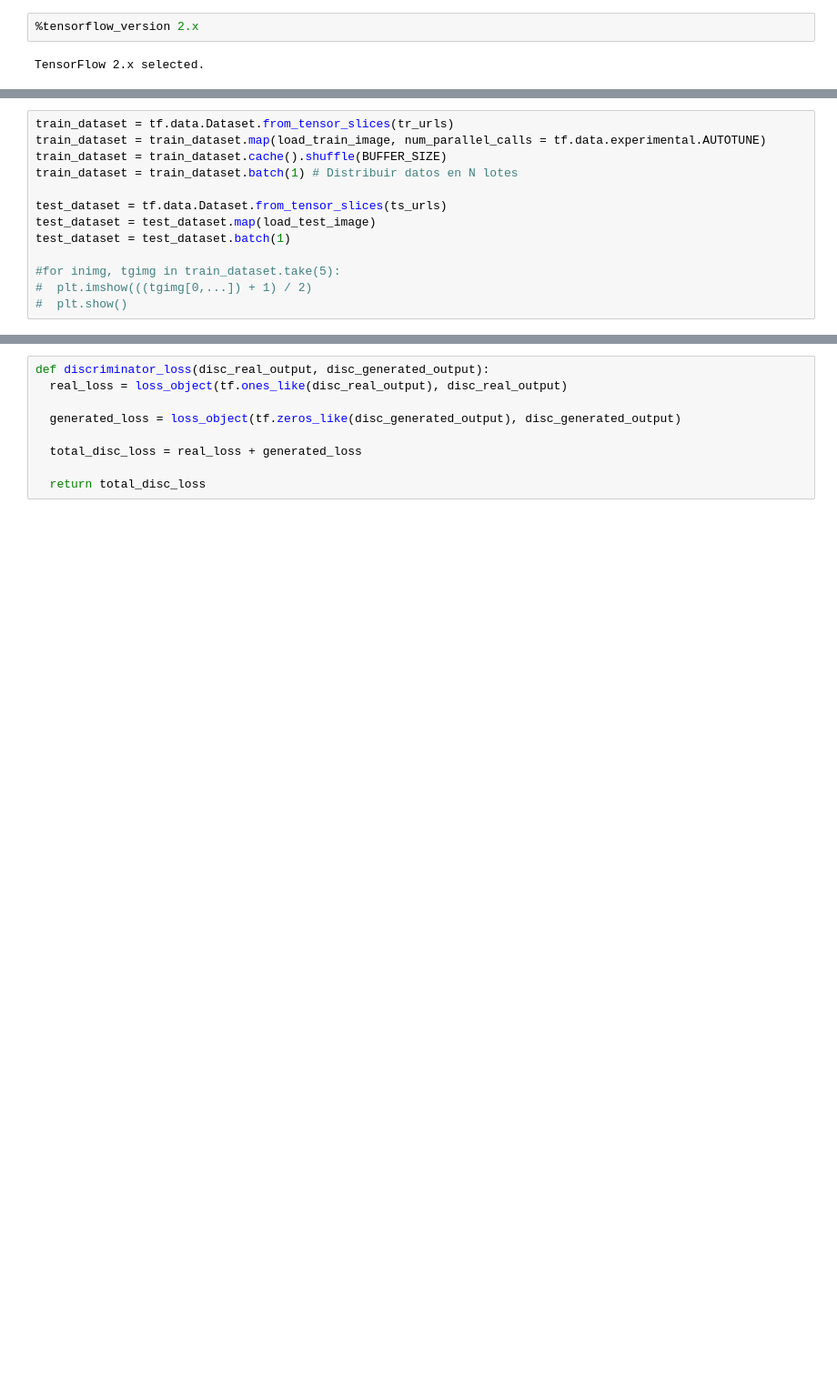
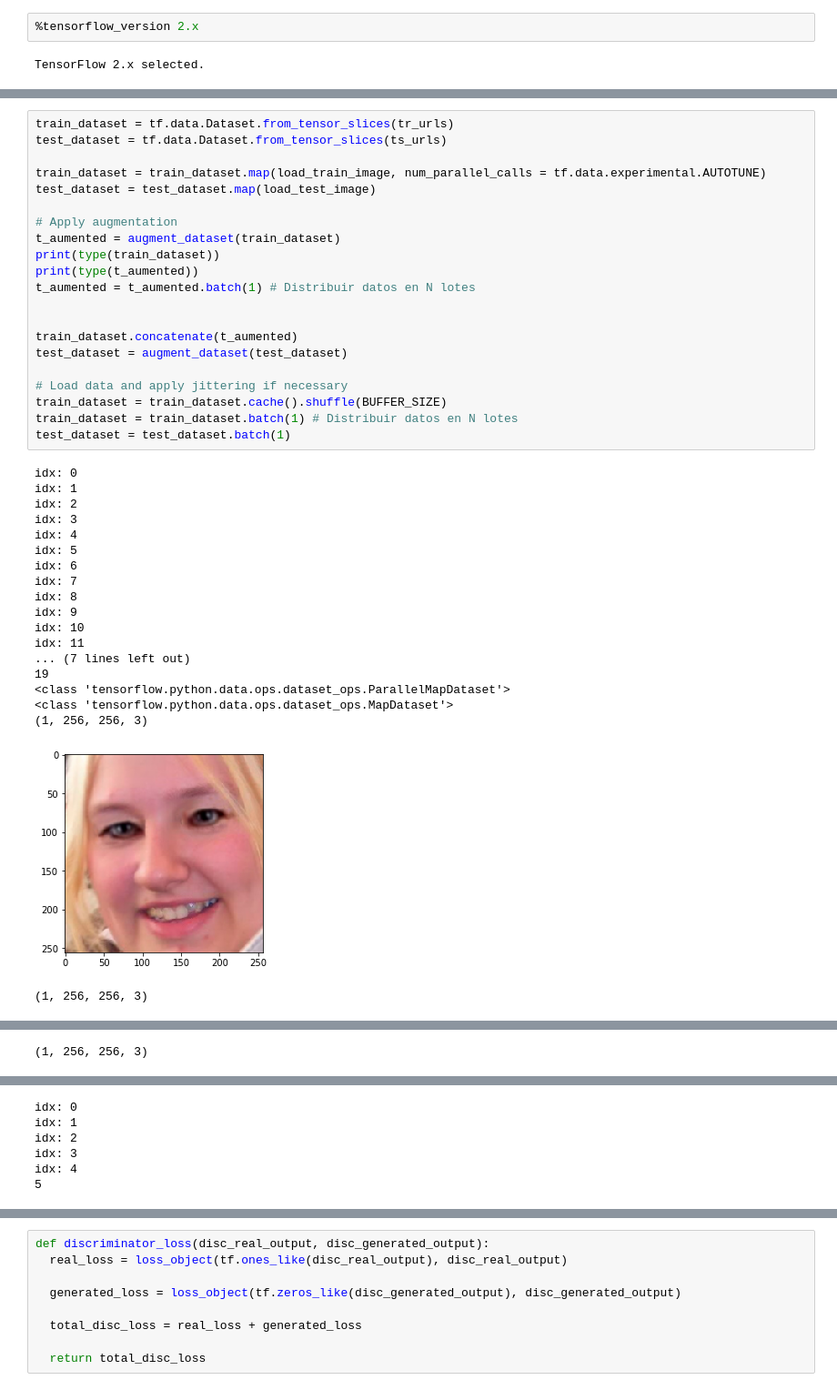
Before and after one commit to jesusmartinoza/Open-eyes-using-Pix2Pix, a Jupyter notebook: Pix2Pix.ipynb, the cells around one changed output, grey strips where cells are left out. Shown at 91% size. Saved outputs shown, nothing was run; the diff lists cells and outputs as text; blank space fills up the shorter version.

```diff
--- a/Pix2Pix.ipynb
+++ b/Pix2Pix.ipynb
@@ -102,13 +163,41 @@ plt.imshow(((load_train_image(randurls[0])[1]) + 1) / 2)
 # %%
 train_dataset = tf.data.Dataset.from_tensor_slices(tr_urls)
+test_dataset = tf.data.Dataset.from_tensor_slices(ts_urls)
+
 train_dataset = train_dataset.map(load_train_image, num_parallel_calls = tf.data.experimental.AUTOTUNE)
+test_dataset = test_dataset.map(load_test_image)
+
+# Apply augmentation
+t_aumented = augment_dataset(train_dataset)
+print(type(train_dataset))
+print(type(t_aumented))
+t_aumented = t_aumented.batch(1) # Distribuir datos en N lotes
+
+
+train_dataset.concatenate(t_aumented)
+test_dataset = augment_dataset(test_dataset)
+
+# Load data and apply jittering if necessary
 train_dataset = train_dataset.cache().shuffle(BUFFER_SIZE)
 train_dataset = train_dataset.batch(1) # Distribuir datos en N lotes
-
-test_dataset = tf.data.Dataset.from_tensor_slices(ts_urls)
-test_dataset = test_dataset.map(load_test_image)
 test_dataset = test_dataset.batch(1)
-
-#for inimg, tgimg in train_dataset.take(5):
-#  plt.imshow(((tgimg[0,...]) + 1) / 2)
-#  plt.show()
+# %% [output]
+idx: 0
+idx: 1
+idx: 2
+idx: 3
+idx: 4
+idx: 5
+idx: 6
+idx: 7
+idx: 8
+idx: 9
+idx: 10
+idx: 11
+... (7 lines left out)
+19
+<class 'tensorflow.python.data.ops.dataset_ops.ParallelMapDataset'>
+<class 'tensorflow.python.data.ops.dataset_ops.MapDataset'>
+(1, 256, 256, 3)
+[figure, added]
+(1, 256, 256, 3)
@@ -114,0 +205 @@ test_dataset = test_dataset.batch(1)
+(1, 256, 256, 3)
@@ -114,0 +207,6 @@ test_dataset = test_dataset.batch(1)
+idx: 0
+idx: 1
+idx: 2
+idx: 3
+idx: 4
+5
```
Also changed, not shown: parts of 23 cells of this notebook.
